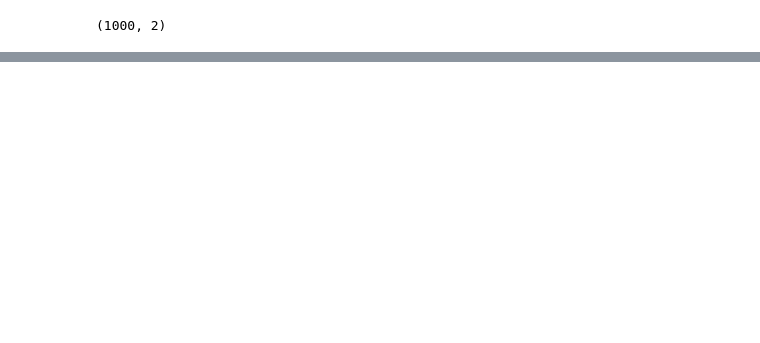
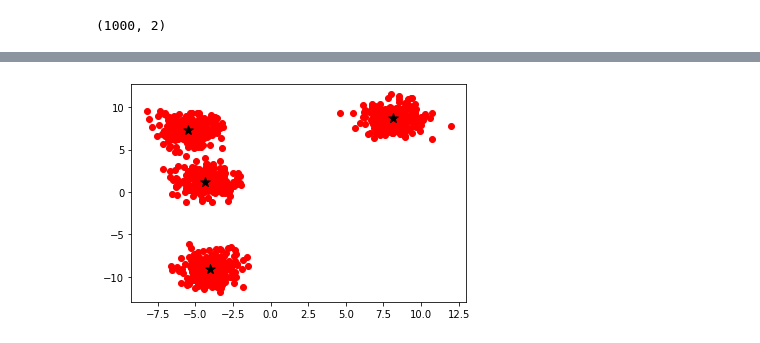
Before and after one commit to sidakwalia/MACHINE-LEARNING-CLASSES, a Jupyter notebook: Class 5/kmeans.ipynb, the cells around one changed output, grey strips where cells are left out. Drawn from its saved outputs; the diff is of its cells as text; code cells hidden in the pictures; blank space fills up the shorter version.

```diff
--- a/Class 5/kmeans.ipynb
+++ b/Class 5/kmeans.ipynb
@@ -66,0 +110,6 @@ for kx in range(k):
+# %%
+kmeans=KMeans(n_clusters=4)
+# %%
+z=kmeans.fit_transform(X)
+# %%
+cen=kmeans.cluster_centers_
@@ -66,0 +118,7 @@ for kx in range(k):
+# %%
+plt.figure()
+plt.scatter(X[:,0],X[:,1],c='red')
+plt.scatter(cen[:,0],cen[:,1],marker="*",color="black",s=100)
+plt.show()
+# %% [output]
+[figure, added]
```
Also changed, not shown: parts of 9 cells of this notebook, 1 other file.
